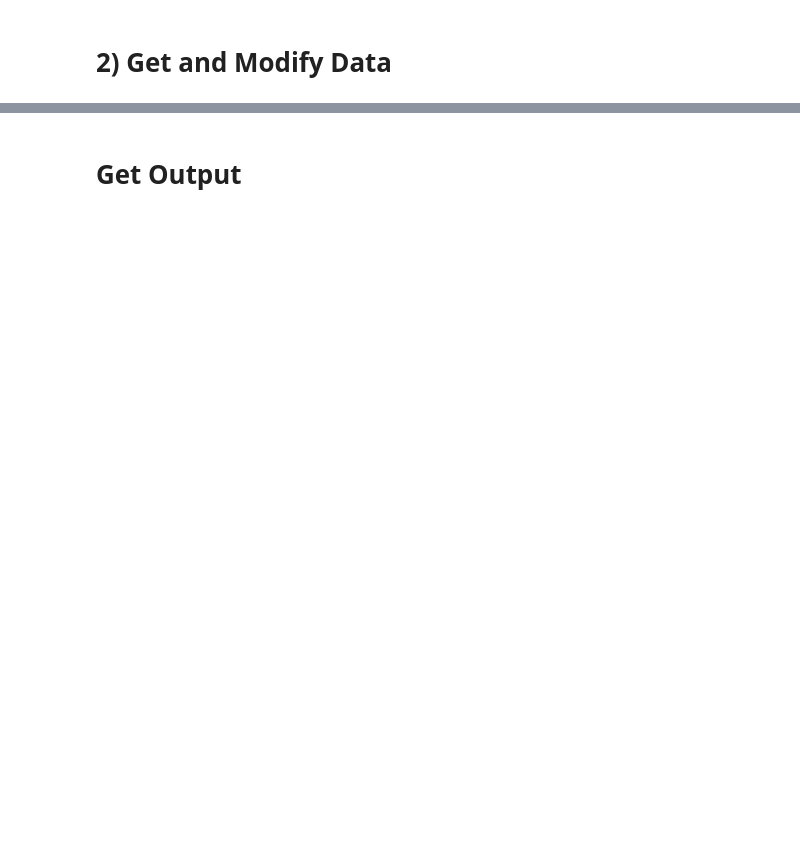
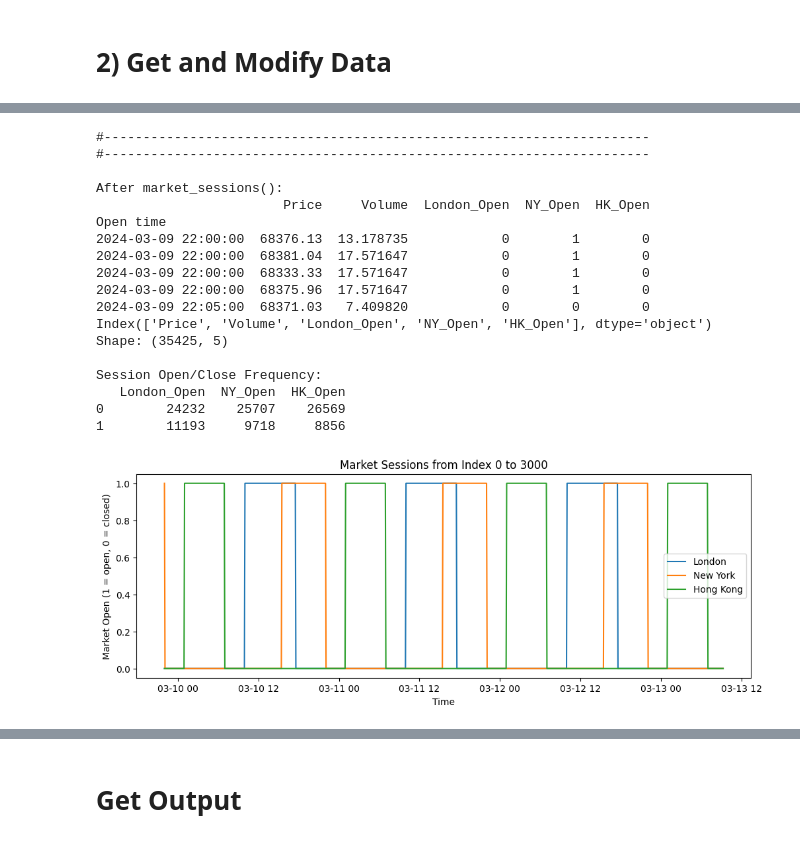
Before and after one commit to valerian-drmt/Trading_Projects, a Jupyter notebook: LSTM_Strategy.ipynb, the cells around one changed output, grey strips where cells are left out. Saved outputs shown, nothing was run; the diff lists cells and outputs as text; code cells hidden in the pictures; blank space fills up the shorter version.

```diff
--- a/LSTM_Strategy.ipynb
+++ b/LSTM_Strategy.ipynb
@@ -230,0 +159,80 @@ if debug:
+# %%
+debug1 = False
+debug2 = False
+debug3 = True
+
+
+Features_Data = LSTM_Features(symbols="BTCUSDT", start="2024-03-10", end="2024-04-20", interval="5m")
+
+# Step 0: Get Excel from API
+#Features_Data.Get_Excel_from_API()
+
+# Step 1: Load data from Excel
+Features_Data.EXCEL_load_data()
+
+if debug1:
+    print("\nAfter EXCEL_load_data():")
+    print(Features_Data.data.head())
+    print(Features_Data.data.columns)
+    print("Shape:", Features_Data.data.shape)
+print("#----------------------------------------------------------------------")
+# Step 2: Extend OHLC
+Features_Data.extend_OHLC()
+
+if debug2:
+    print("\nAfter extend_OHLC():")
+    print(Features_Data.data.head())
+    print(Features_Data.data.columns)
+    print("Shape:", Features_Data.data.shape)
+print("#----------------------------------------------------------------------")
+# Step 3: Market Sessions
+Features_Data.market_sessions()
+
+if debug3:
+    print("\nAfter market_sessions():")
+    print(Features_Data.data.head())
+    print(Features_Data.data.columns)
+    print("Shape:", Features_Data.data.shape)
+
+    # Additional Analysis
+    frequency = Features_Data.data[["London_Open", "NY_Open", "HK_Open"]].apply(
+        lambda col: pd.Series(col).value_counts()
+    ).fillna(0).astype(int)
+    print("\nSession Open/Close Frequency:")
+    print(frequency)
+
+    # Plotting
+    nb = 3000
+    plt.figure(figsize=(12, 4))
+    plt.plot(Features_Data.data["London_Open"].iloc[:nb], label="London")
+    plt.plot(Features_Data.data["NY_Open"].iloc[:nb], label="New York")
+    plt.plot(Features_Data.data["HK_Open"].iloc[:nb], label="Hong Kong")
+    plt.legend()
+    plt.title(f"Market Sessions from Index 0 to {nb}")
+    plt.xlabel("Time")
+    plt.ylabel("Market Open (1 = open, 0 = closed)")
+    plt.show()
+print("#----------------------------------------------------------------------")
+
+# Last Step: Refresh Data
+Features_Data.data = None
+# %% [output]
+#----------------------------------------------------------------------
+#----------------------------------------------------------------------
+
+After market_sessions():
+                        Price     Volume  London_Open  NY_Open  HK_Open
+Open time
+2024-03-09 22:00:00  68376.13  13.178735            0        1        0
+2024-03-09 22:00:00  68381.04  17.571647            0        1        0
+2024-03-09 22:00:00  68333.33  17.571647            0        1        0
+2024-03-09 22:00:00  68375.96  17.571647            0        1        0
+2024-03-09 22:05:00  68371.03   7.409820            0        0        0
+Index(['Price', 'Volume', 'London_Open', 'NY_Open', 'HK_Open'], dtype='object')
+Shape: (35425, 5)
+
+Session Open/Close Frequency:
+   London_Open  NY_Open  HK_Open
+0        24232    25707    26569
+1        11193     9718     8856
+[figure, added]
```
Also changed, not shown: parts of 20 cells of this notebook, 1 other file.
